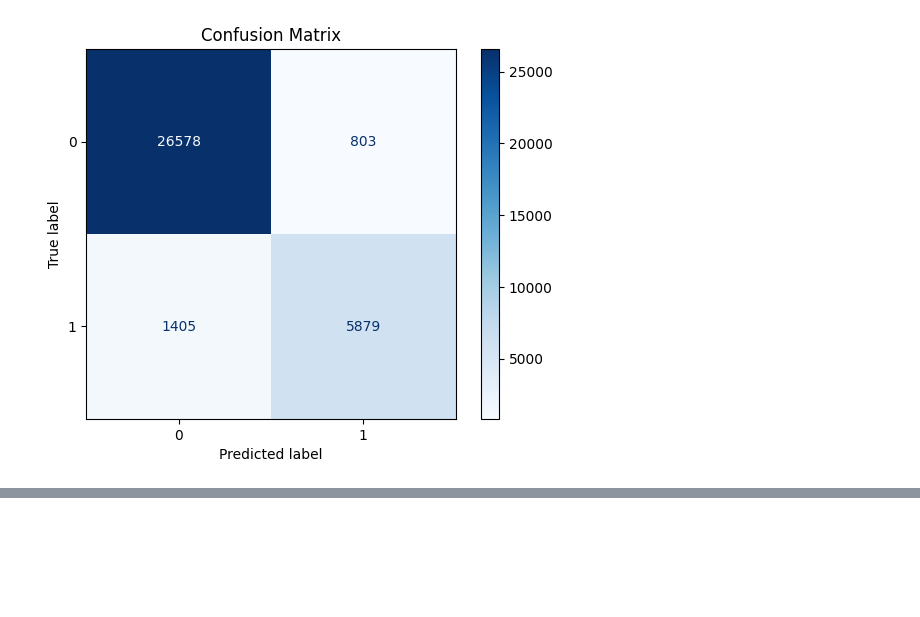
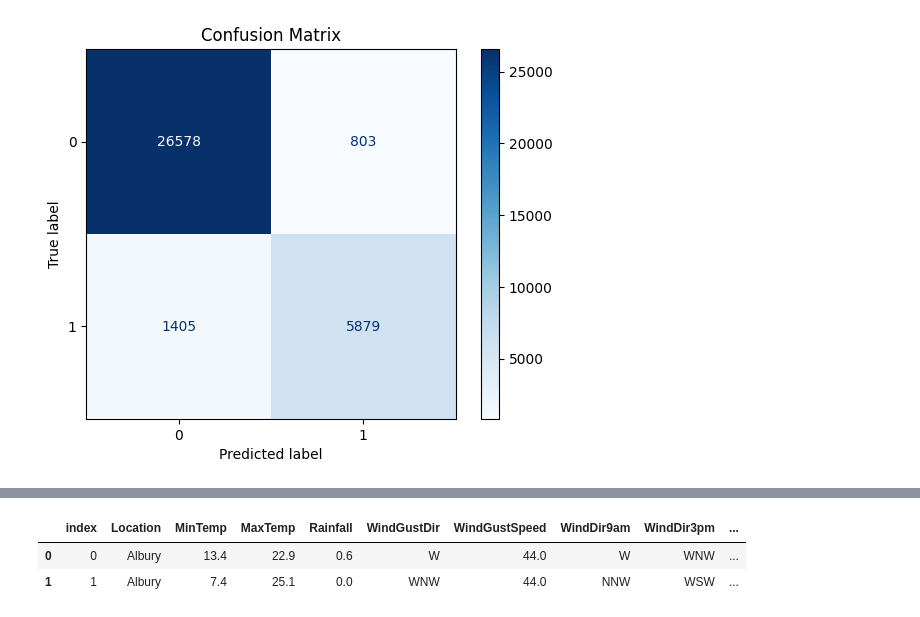
Before and after one commit to Vrushti-kulkarni/LINEAR_REGRESSION, a Jupyter notebook: Logisitic_regression_rain.ipynb, the cells around one changed output, grey strips where cells are left out. Saved outputs shown, nothing was run; the diff lists cells and outputs as text; code cells hidden in the pictures; blank space fills up the shorter version.

```diff
--- a/Logisitic_regression_rain.ipynb
+++ b/Logisitic_regression_rain.ipynb
@@ -704,0 +770,6 @@ plt.show()
+# %%
+df.head(2)
+# %% [output]
+|  | index | Location | MinTemp | MaxTemp | Rainfall | WindGustDir | WindGustSpeed | WindDir9am | WindDir3pm | ... |
+| 0 | 0 | Albury | 13.4 | 22.9 | 0.6 | W | 44.0 | W | WNW | ... |
+| 1 | 1 | Albury | 7.4 | 25.1 | 0.0 | WNW | 44.0 | NNW | WSW | ... |
```
Also changed, not shown: parts of 11 cells of this notebook.
